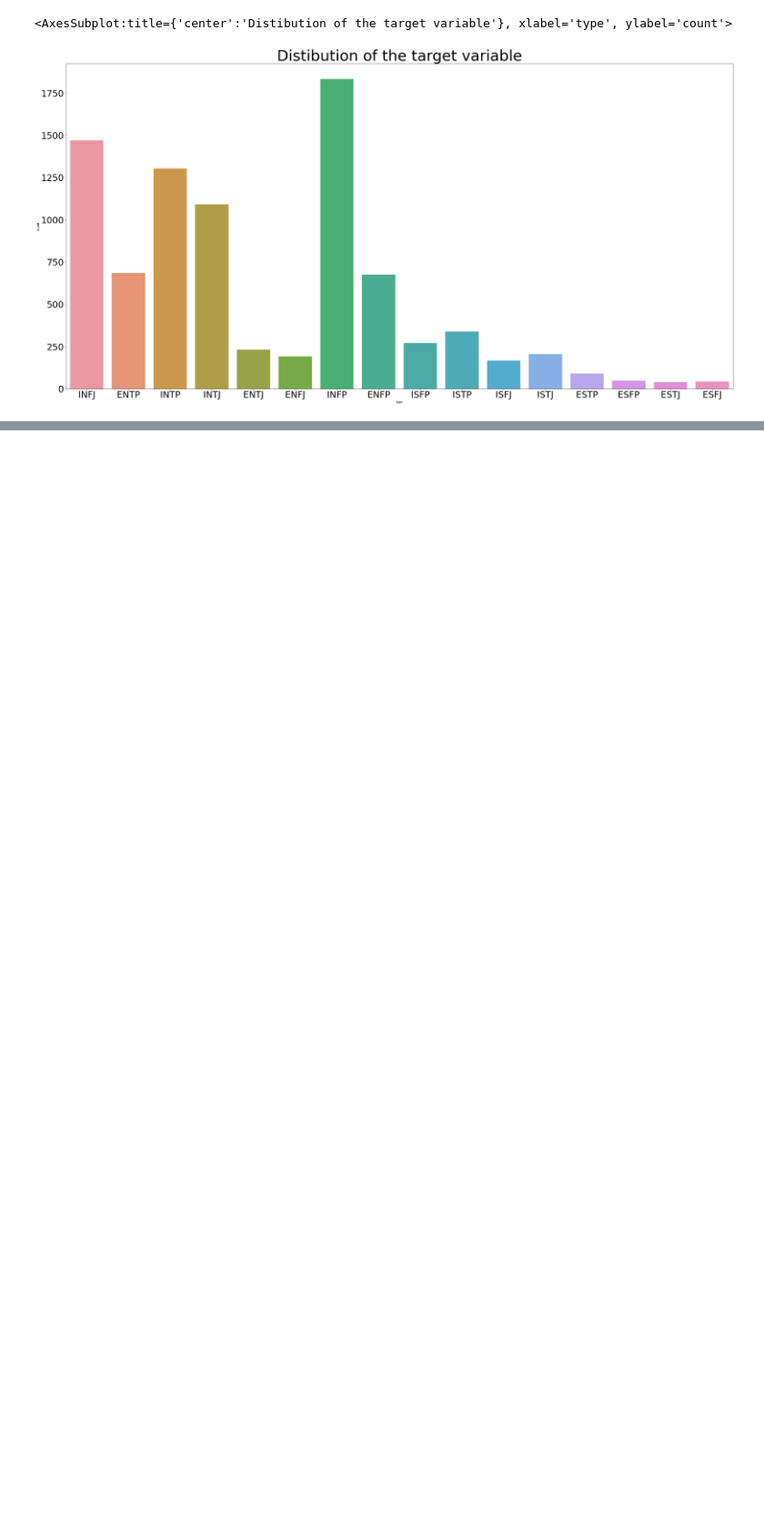
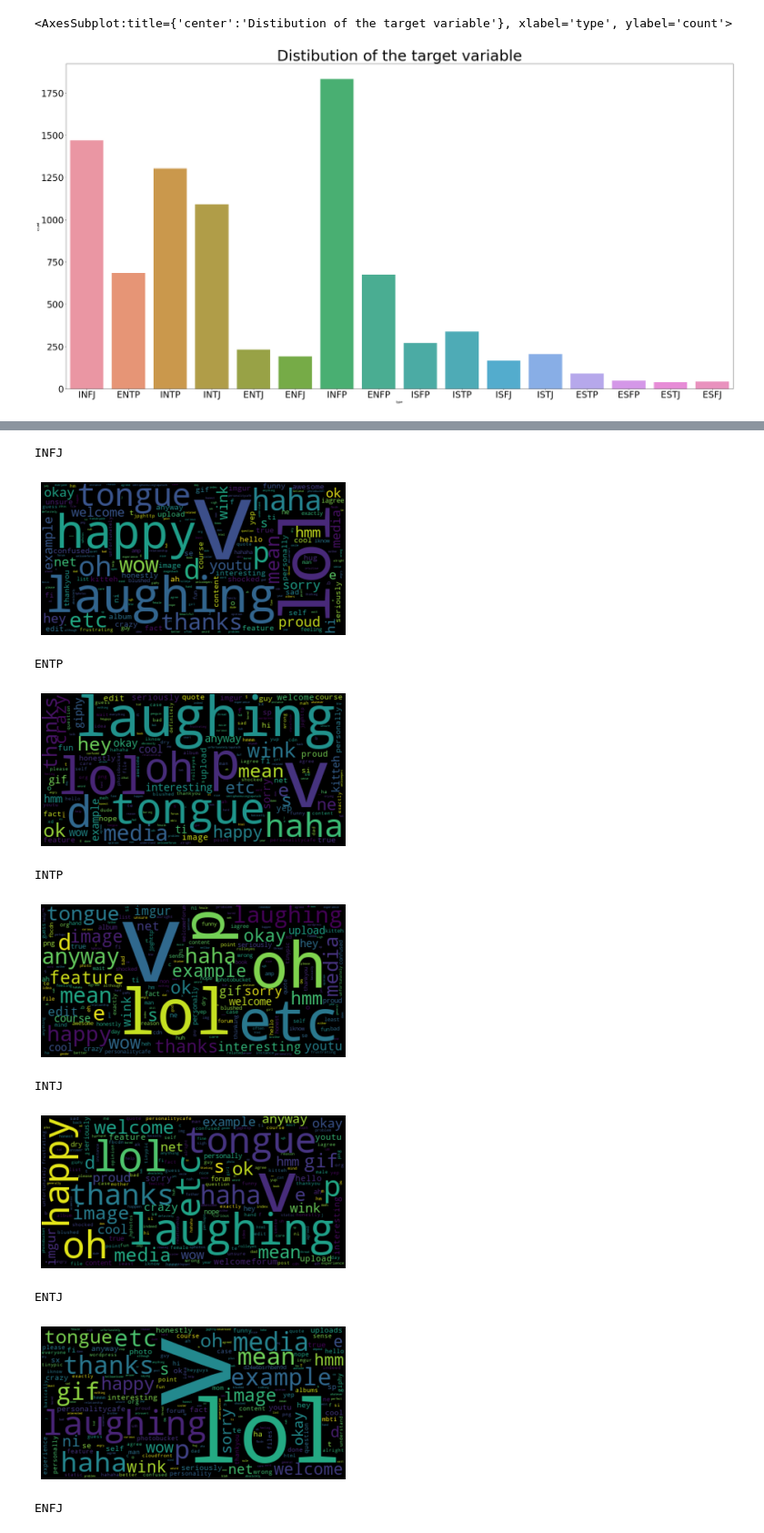
Before and after one commit to KatiuscaQ/Myers_Briggs_Type_Indicator, a Jupyter notebook: visuals_charts.ipynb, the cells around one changed output, grey strips where cells are left out. Shown at 91% size. Drawn from its saved outputs; the diff is of its cells as text; code cells hidden in the pictures; blank space fills up the shorter version.

Commit message:
added new visuals

```diff
--- a/visuals_charts.ipynb
+++ b/visuals_charts.ipynb
@@ -9,5 +12,5 @@ import seaborn as sns
 %matplotlib inline
 # %%
 raw_data = 'resources/mbti_1.csv'
-df = pd.read_csv(raw_data)
+data = pd.read_csv(raw_data)
 # %%
@@ -28,0 +36,51 @@ sns.countplot(data=df, x='type')
+# %%
+stopWords = set(STOPWORDS)
+#add each lower case personality type as a stopword
+for word in names:
+    word.lower()
+    stopWords.add(word.lower())
+#Remove all of the most common words
+moreWords =['lot', 'time', 'love', 'actually', 'seem', 'need', 'infj', 'actually', 'pretty', 'sure', 'thought','type', 'one', 'even', 'someone', 'thing','make',
+            'now', 'see', 'things', 'feel', 'think', 'i', 'people', 'know', '-', "much", "something", "will", "find", "go", "going", "need", 'still', 'though',
+            'always', 'through', 'lot', 'time', 'love', 'really', 'want', 'way', 'never', 'find', 'say', 'it.', 'good', 'me.', 'many', 'first', 'wp', 'go',
+            'really', 'much', 'why', 'youtube', 'right', 'know', 'want', 'tumblr', 'great', 'say', 'well', 'people', 'will', 'something', 'way', 'sure',
+            'especially', 'thank', 'friend', 'good', 'ye', 'person', 'https', 'watch', 'yes', 'got', 'take', 'person', 'life', 'might', 'me', 'me,', 'around', 'best', 'try',
+            'maybe', 'probability', 'usually', 'sometimes', 'trying', 'read', 'us', 'may', 'use', 'work', ':)', 'said', 'two', 'makes', 'little', 'quite','fe', 'u', 'intps', 'probably', 'made', 'it', 'seems', 'look', 'yeah',
+           'different', 'come', 'it,', 'friends', 'entps', 'different', 'esfjs', 'look', 'infjs', 'estps', 'kind', 'intjs', 'enfjs',
+            'entjs', 'infps', 'every', 'long', 'tell', 'new', 'jpg']
+
+for i in moreWords:
+    stopWords.add(i)
+# %%
+names = data['type'].unique()
+i = 0
+while i < len(names):
+    for name in names:
+        print(name)
+        #filter by type
+        specRows = data['type'] == name
+        #combine the rows by type
+        nameReturn = "".join(post for post in data[data["type"]== name].posts)
+        nameReturn = nameReturn.lower()
+        #make into a list to use comprehension to remove stopwords
+        split = nameReturn.split()
+        filtered_list = [word for word in split if word not in stopWords]
+        filtered_words = "".join(filtered_list)
+        #collocations = false to prevent duplicate words
+        wordcloud = WordCloud(stopwords=stopWords, collocations=False).generate(filtered_words)
+        plt.imshow(wordcloud, interpolation='bilinear')
+        plt.axis("off")
+        plt.show()
+        i +=1
+# %% [output]
+INFJ
+[figure, added]
+ENTP
+[figure, added]
+INTP
+[figure, added]
+INTJ
+[figure, added]
+ENTJ
+[figure, added]
+ENFJ
```
Also changed, not shown: parts of 8 cells of this notebook.
